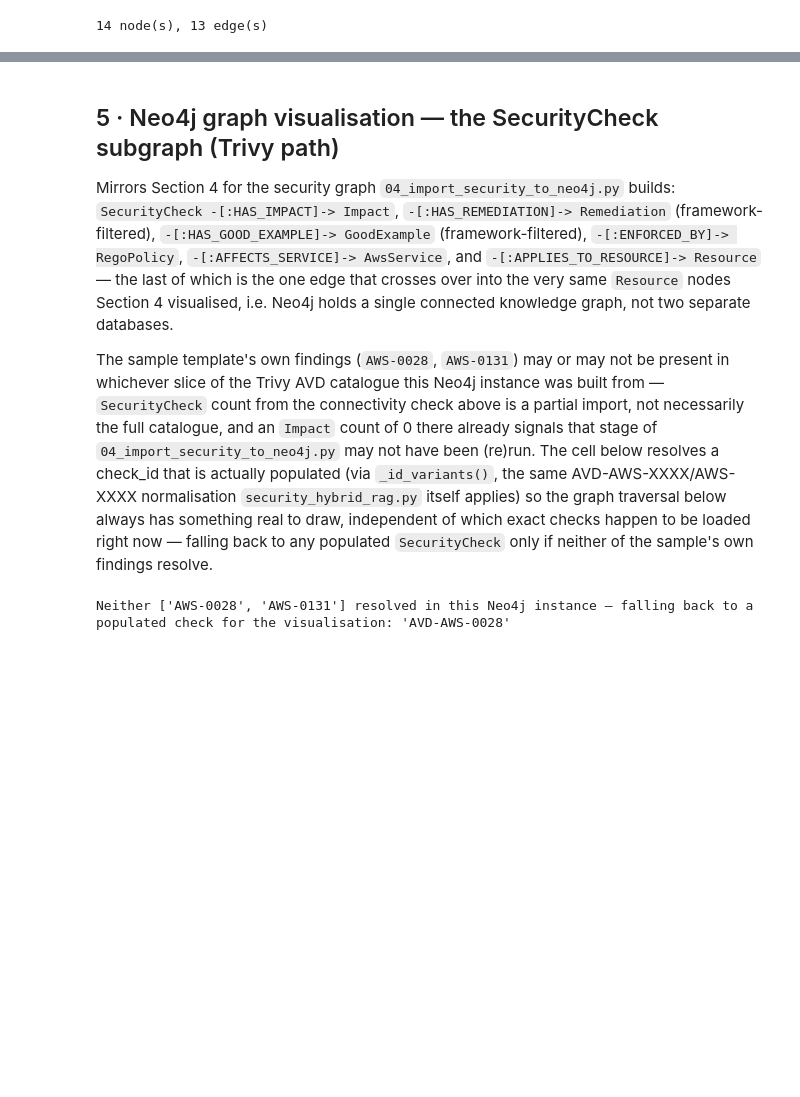
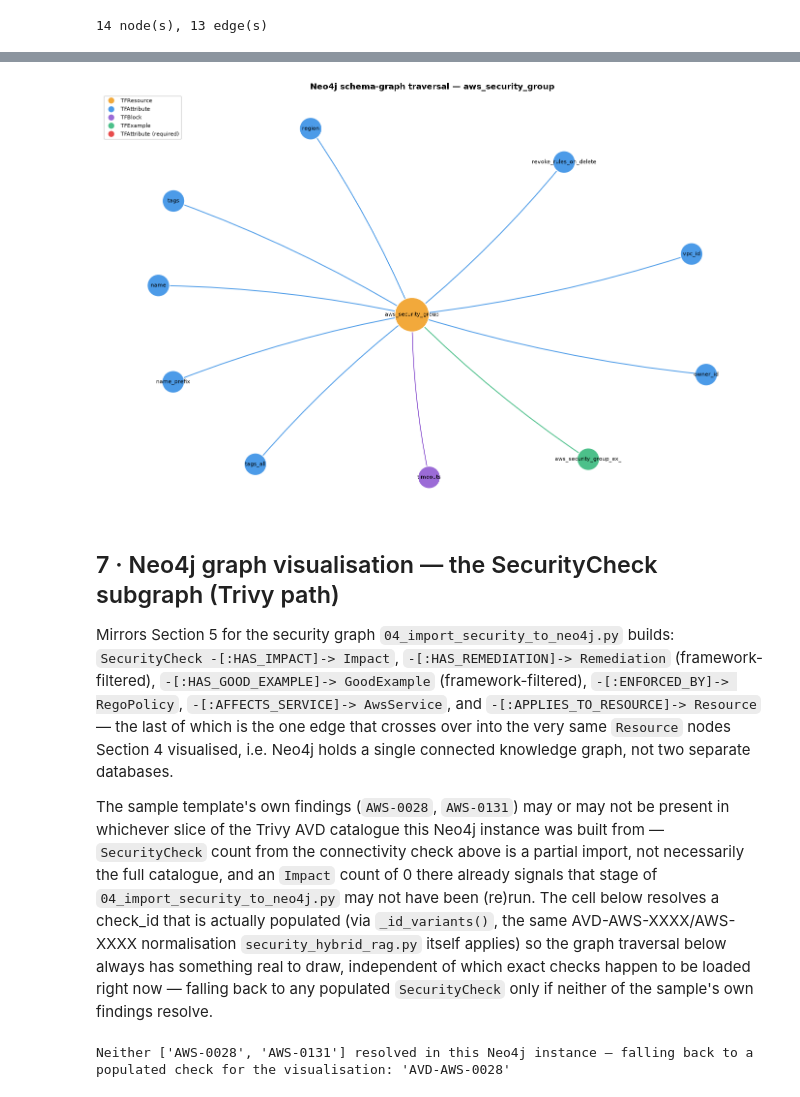
Before and after one commit to iksena/iac-god, a Jupyter notebook: retriever_rag_simulation.ipynb, the cells around one changed output, grey strips where cells are left out. Saved outputs shown, nothing was run; the diff lists cells and outputs as text; code cells hidden in the pictures; blank space fills up the shorter version.

```diff
--- a/retriever_rag_simulation.ipynb
+++ b/retriever_rag_simulation.ipynb
@@ -1040,0 +1284,11 @@ plot_resource_subgraph(resource_graph, TARGET_RESOURCE)
+# %%
+TARGET_TF_RESOURCE = "aws_security_group"  # same conceptual resource as Section 5's example
+
+from tools import tf_hybrid_rag as tfrag
+
+driver = GraphDatabase.driver(
+    os.environ["NEO4J_URI"], auth=(os.environ["NEO4J_USER"], os.environ["NEO4J_PASSWORD"])
+)
+tf_res_data = tfrag.query_knowledge_graph(driver, TARGET_TF_RESOURCE)
+driver.close()
+print(tfrag.format_prompt_from_neo4j_result(tf_res_data, include_example=True))
@@ -1041,7 +1421,63 @@ plot_resource_subgraph(resource_graph, TARGET_RESOURCE)
+# %%
+_TF_NTYPE_COLOR = {
+    "TFResource":  "#F2A93B",  # same role/colour as CFN's Resource
+    "TFAttribute": "#4C9BE8",  # same role/colour as CFN's Property
+    "TFBlock":     "#9B6BD6",  # same role/colour as CFN's NestedType
+    "TFExample":   "#4CC08A",  # same role/colour as CFN's Example
+}
+_TF_REQ_COLOR = "#E84C4C"  # required attributes drawn in red, matching Section 5
+
+
+def plot_tf_resource_subgraph(G: nx.DiGraph, resource_name: str, figsize=(10, 10)):
+    if G.number_of_nodes() <= 1:
+        print(f"No graph data for {resource_name} -- is Neo4j populated/reachable?")
+        return
+
+    # _radial_layout, defined in Section 4 -- see plot_resource_subgraph's own
+    # comment (Section 5) for why this replaces spring_layout here too.
+    pos = _radial_layout(G, resource_name, ring_gap=1.8)
+
+    node_colors, node_sizes, labels = [], [], {}
+    for n, d in G.nodes(data=True):
+        ntype = d.get("ntype", "?")
+        if ntype == "TFAttribute" and d.get("required"):
+            node_colors.append(_TF_REQ_COLOR)
+        else:
+            node_colors.append(_TF_NTYPE_COLOR.get(ntype, "#999999"))
+        node_sizes.append(3600 if ntype == "TFResource" else 1900)
+        labels[n] = resource_name if n == resource_name else d.get("label", n)[:22]
+
+    fig, ax = plt.subplots(figsize=figsize)
+    nx.draw_networkx_nodes(G, pos, node_color=node_colors, node_size=node_sizes,
+                            edgecolors="white", linewidths=1.5, ax=ax)
+    nx.draw_networkx_labels(G, pos, labels=labels, font_size=9, font_weight="bold", ax=ax)
+
+    edge_colors = {
+        "HAS_ATTRIBUTE": "#4C9BE8", "HAS_BLOCK": "#9B6BD6", "HAS_EXAMPLE": "#4CC08A",
+    }
+    for rel, color in edge_colors.items():
+        elist = [(u, v) for u, v, d in G.edges(data=True) if d.get("rel") == rel]
+        nx.draw_networkx_edges(G, pos, edgelist=elist, edge_color=color, arrows=True,
+                                arrowsize=14, width=1.6, ax=ax, connectionstyle="arc3,rad=0.05",
+                                min_source_margin=18, min_target_margin=18)
+
+    legend = [plt.Line2D([0], [0], marker='o', color='w', markerfacecolor=c, markersize=12, label=k)
+              for k, c in {**_TF_NTYPE_COLOR, "TFAttribute (required)": _TF_REQ_COLOR}.items()]
+    ax.legend(handles=legend, loc="upper left", fontsize=9, framealpha=0.9)
+    ax.set_title(f"Neo4j schema-graph traversal \u2014 {resource_name}", fontweight="bold", fontsize=13)
+    ax.set_aspect("equal")
+    ax.axis("off")
+    plt.tight_layout()
+    plt.show()
+
+
+plot_tf_resource_subgraph(tf_resource_graph, TARGET_TF_RESOURCE)
+# %% [output]
+[figure, added]
 # %% [markdown]
-## 5 · Neo4j graph visualisation — the SecurityCheck subgraph (Trivy path)
+## 7 · Neo4j graph visualisation — the SecurityCheck subgraph (Trivy path)
 
-Mirrors Section 4 for the security graph `04_import_security_to_neo4j.py` builds:
+Mirrors Section 5 for the security graph `04_import_security_to_neo4j.py` builds:
 `SecurityCheck -[:HAS_IMPACT]-> Impact`, `-[:HAS_REMEDIATION]-> Remediation`
 (framework-filtered), `-[:HAS_GOOD_EXAMPLE]-> GoodExample` (framework-filtered),
 `-[:ENFORCED_BY]-> RegoPolicy`, `-[:AFFECTS_SERVICE]-> AwsService`, and
```
Also changed, not shown: parts of 17 cells of this notebook, 2 other files.
